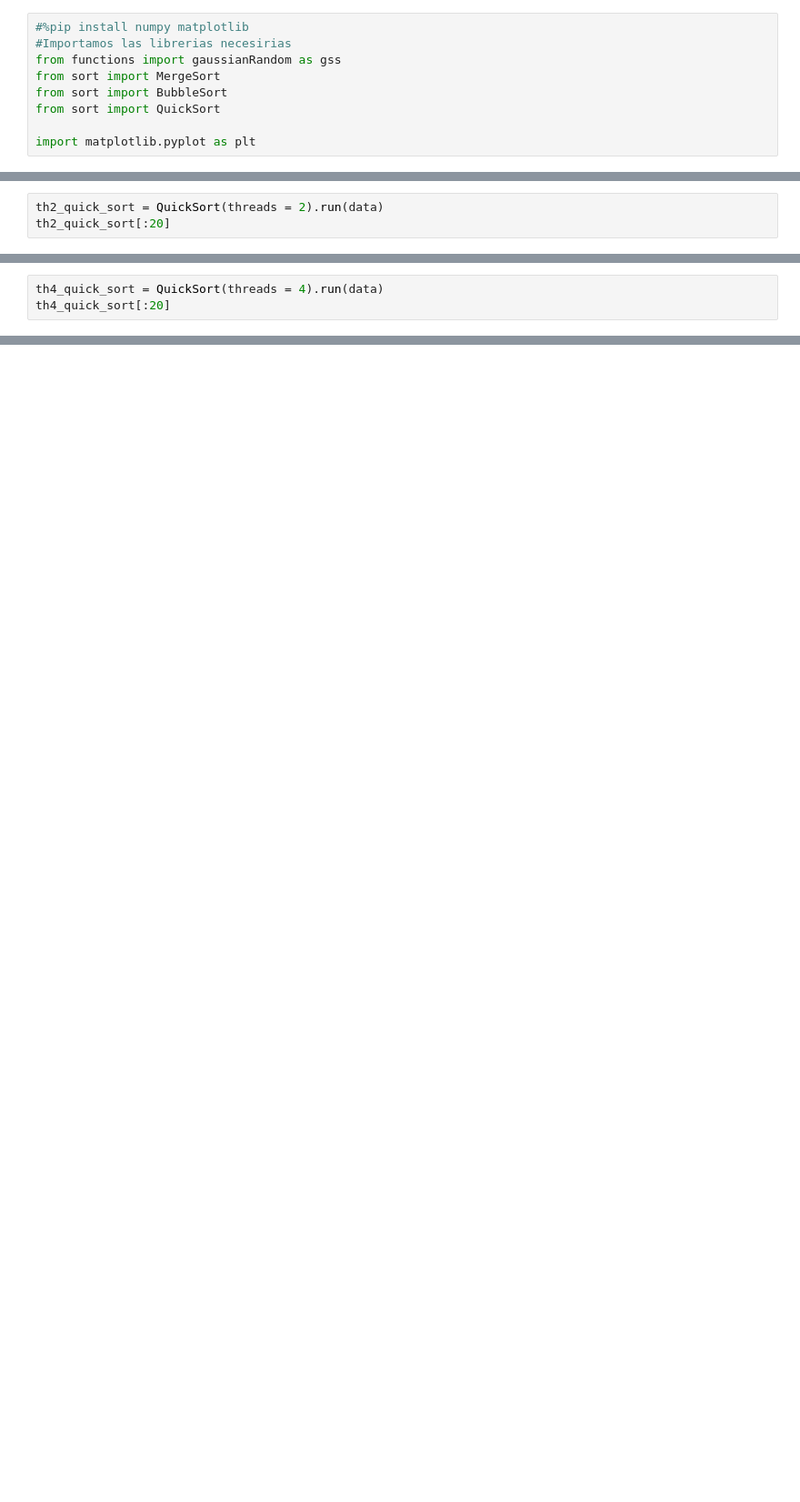
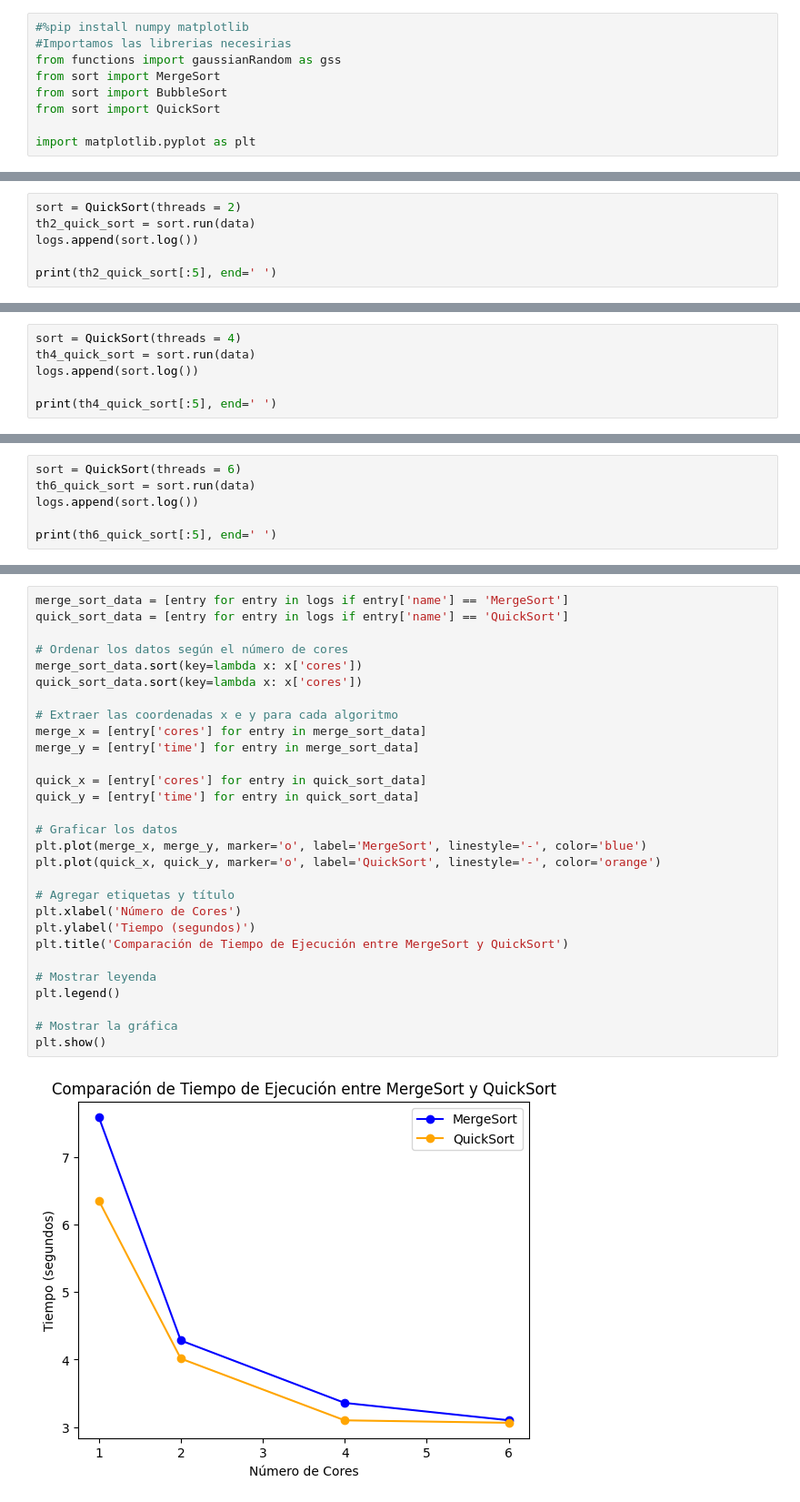
Before and after one commit to madescoces/seminario-sort-threads, a Jupyter notebook: th-sort.ipynb, the cells around one changed output, grey strips where cells are left out. Shown at 91% size. Cells and saved outputs as stored; diff of their text form; blank space fills up the shorter version.

Commit message:
Graficas

```diff
--- a/th-sort.ipynb
+++ b/th-sort.ipynb
@@ -105,4 +76,7 @@ th6_merge_sort[:20]
 # %%
-th2_quick_sort = QuickSort(threads = 2).run(data)
-th2_quick_sort[:20]
+sort = QuickSort(threads = 2)
+th2_quick_sort = sort.run(data)
+logs.append(sort.log())
+
+print(th2_quick_sort[:5], end=' ')
 # %% [output]
@@ -129,4 +84,7 @@ th2_quick_sort[:20]
 # %%
-th4_quick_sort = QuickSort(threads = 4).run(data)
-th4_quick_sort[:20]
+sort = QuickSort(threads = 4)
+th4_quick_sort = sort.run(data)
+logs.append(sort.log())
+
+print(th4_quick_sort[:5], end=' ')
 # %% [output]
@@ -320,0 +92,6 @@ bubble_sort[:20]
+# %%
+sort = QuickSort(threads = 6)
+th6_quick_sort = sort.run(data)
+logs.append(sort.log())
+
+print(th6_quick_sort[:5], end=' ')
@@ -320,0 +100,31 @@ bubble_sort[:20]
+# %%
+merge_sort_data = [entry for entry in logs if entry['name'] == 'MergeSort']
+quick_sort_data = [entry for entry in logs if entry['name'] == 'QuickSort']
+
+# Ordenar los datos según el número de cores
+merge_sort_data.sort(key=lambda x: x['cores'])
+quick_sort_data.sort(key=lambda x: x['cores'])
+
+# Extraer las coordenadas x e y para cada algoritmo
+merge_x = [entry['cores'] for entry in merge_sort_data]
+merge_y = [entry['time'] for entry in merge_sort_data]
+
+quick_x = [entry['cores'] for entry in quick_sort_data]
+quick_y = [entry['time'] for entry in quick_sort_data]
+
+# Graficar los datos
+plt.plot(merge_x, merge_y, marker='o', label='MergeSort', linestyle='-', color='blue')
+plt.plot(quick_x, quick_y, marker='o', label='QuickSort', linestyle='-', color='orange')
+
+# Agregar etiquetas y título
+plt.xlabel('Número de Cores')
+plt.ylabel('Tiempo (segundos)')
+plt.title('Comparación de Tiempo de Ejecución entre MergeSort y QuickSort')
+
+# Mostrar leyenda
+plt.legend()
+
+# Mostrar la gráfica
+plt.show()
+# %% [output]
+[figure, added]
```
Also changed, not shown: parts of 24 cells of this notebook, 2 other files.
